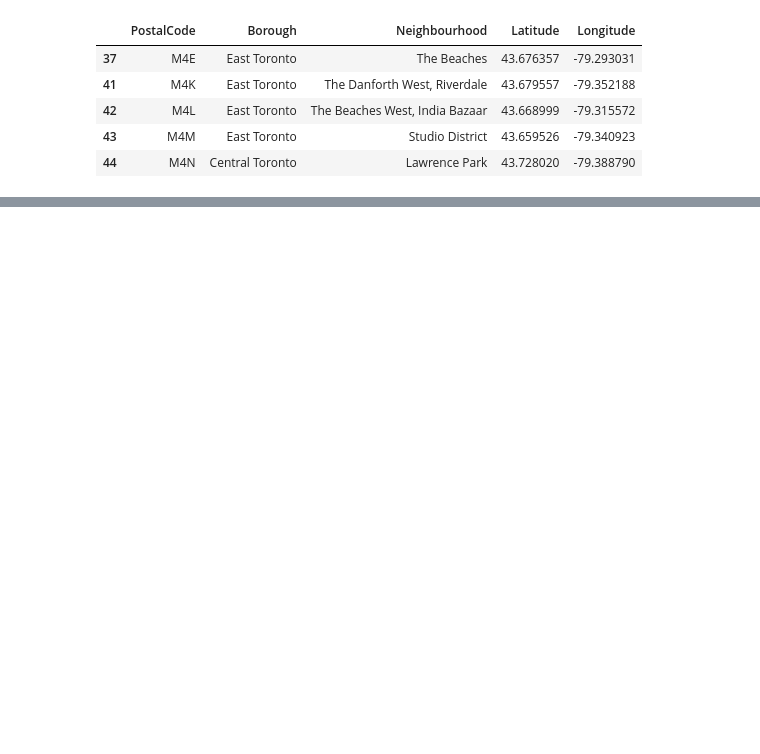
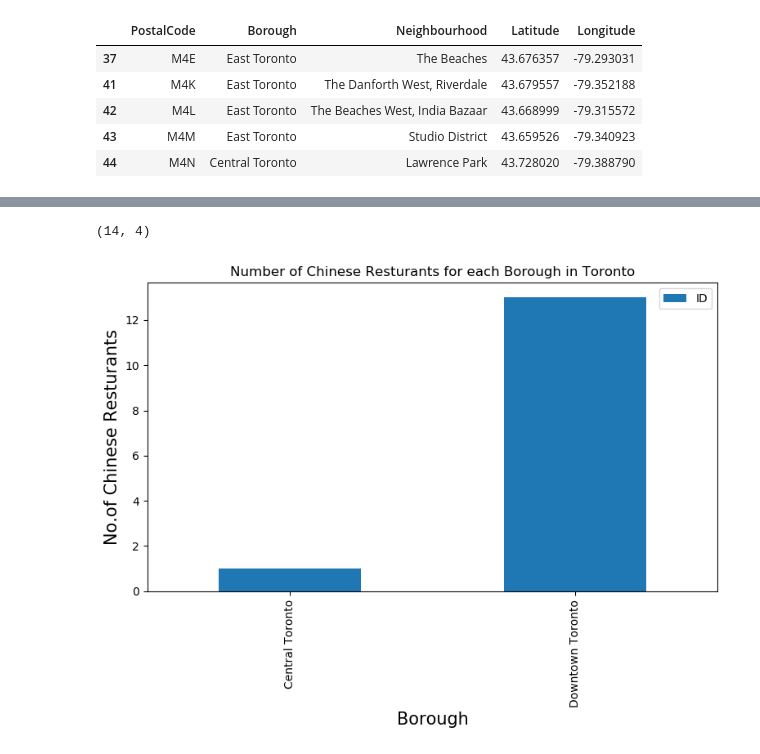
Before and after one commit to koksiong-sg/Applied-Data-Science-Captsone, a Jupyter notebook: Neighborhoods in Toronto.ipynb, the cells around one changed output, grey strips where cells are left out. Saved outputs shown, nothing was run; the diff lists cells and outputs as text; code cells hidden in the pictures; blank space fills up the shorter version.

```diff
--- a/Neighborhoods in Toronto.ipynb
+++ b/Neighborhoods in Toronto.ipynb
@@ -111,6 +165,6 @@ Solving environment: done
 # %%
-CLIENT_ID = 'NXQUJA24WEL3B2LCND2DET4V0SUVN5KPE33IJYB50NBIR22D' # your Foursquare ID
-CLIENT_SECRET = 'JQ1RMZTXKI2SA2JPB2NKFZURXWQJVALQMB1RWXGPGRRALJAQ' # your Foursquare Secret
+CLIENT_ID = 'ZFUB54CXZPSHA52AKJVZVEGOZR2VLALU02IZRA342WWYUKSG' # your Foursquare ID
+CLIENT_SECRET = 'H0EKERC2WCFDJXKDUXJB4GU3JYKV3FBP5BLLMYQEFP41GL54' # your Foursquare Secret
 VERSION = '20180604'
 LIMIT = 30
 print('Your credentails:')
@@ -186,0 +297,19 @@ Business Reply Mail Processing Centre 969 Eastern
+# %%
+# prepare neighborhood list that contains Chinese resturants
+toronto_df = toronto_df.drop(['PostalCode'], axis=1)
+column_names=['Borough', 'Neighbourhood', 'ID','Name']
+ch_rest_df = pd.DataFrame(columns=column_names)
+count=1
+for row in toronto_df.values.tolist():
+    Borough, Neighbourhood, Latitude, Longitude=row
+    venues = get_venues(Latitude,Longitude)
+    chinese_restaurants = venues[venues['Category']=='Chinese Restaurant']
+    print('(',count,'/',len(toronto_df),')','Chinese Resturants in '+Neighbourhood+', '+Borough+':'+str(len(chinese_restaurants)))
+    for rest_detail in chinese_restaurants.values.tolist():
+        id, name , category=rest_detail
+        ch_rest_df = ch_rest_df.append({'Borough': Borough,
+                                                'Neighbourhood': Neighbourhood,
+                                                'ID': id,
+                                                'Name' : name
+                                               }, ignore_index=True)
+    count+=1
@@ -186,0 +334,20 @@ Business Reply Mail Processing Centre 969 Eastern
+# %%
+ch_rest_df.shape
+# %% [output]
+(14, 4)
+# %%
+plt.figure(figsize=(9,5), dpi = 100)
+# title
+plt.title('Number of Chinese Resturants for each Borough in Toronto')
+#On x-axis
+plt.xlabel('Borough', fontsize = 15)
+#On y-axis
+plt.ylabel('No.of Chinese Resturants', fontsize=15)
+#giving a bar plot
+ch_rest_df.groupby('Borough')['ID'].count().plot(kind='bar')
+#legend
+plt.legend()
+#displays the plot
+plt.show()
+# %% [output]
+[figure, added]
```
Also changed, not shown: parts of 62 cells of this notebook.
